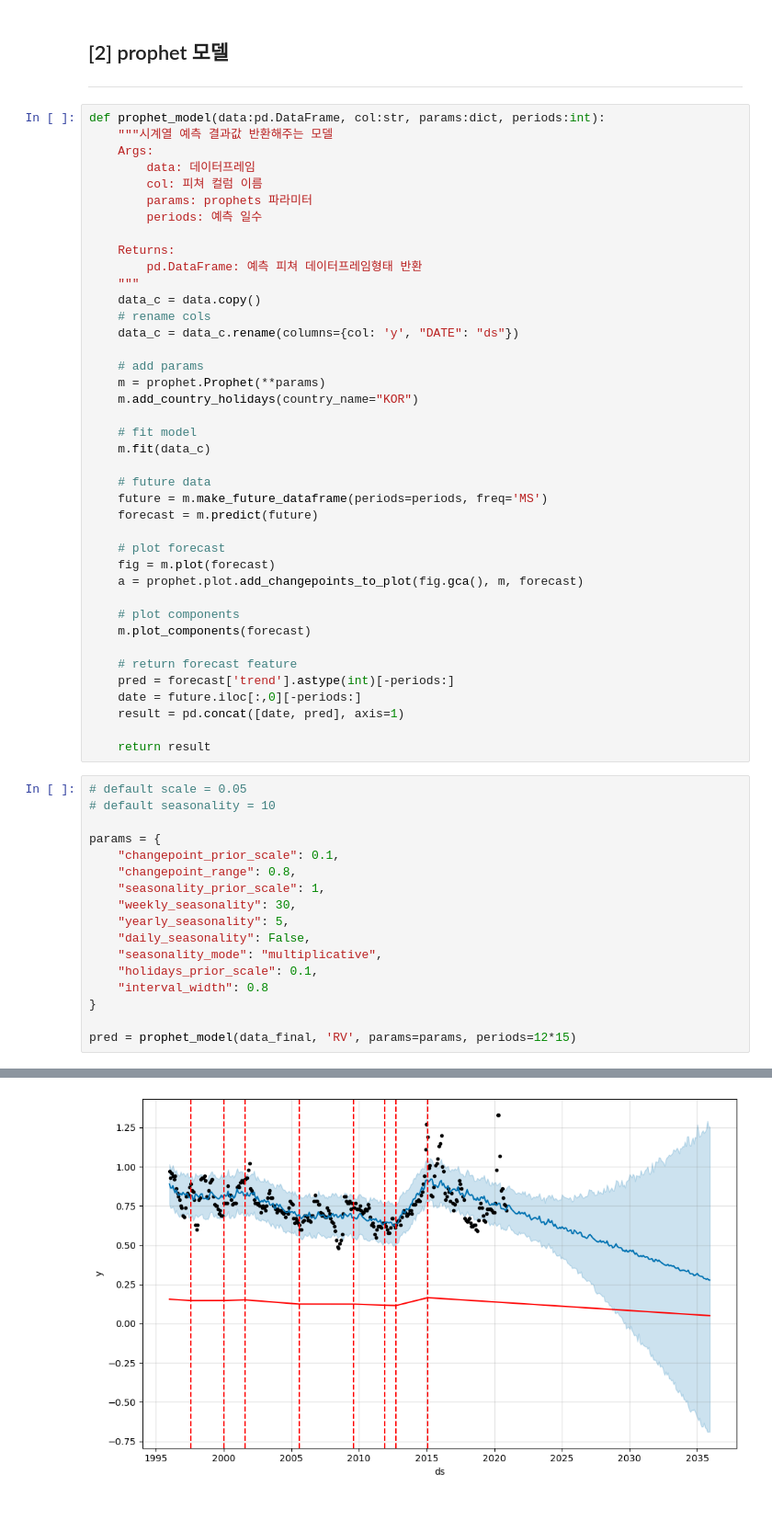
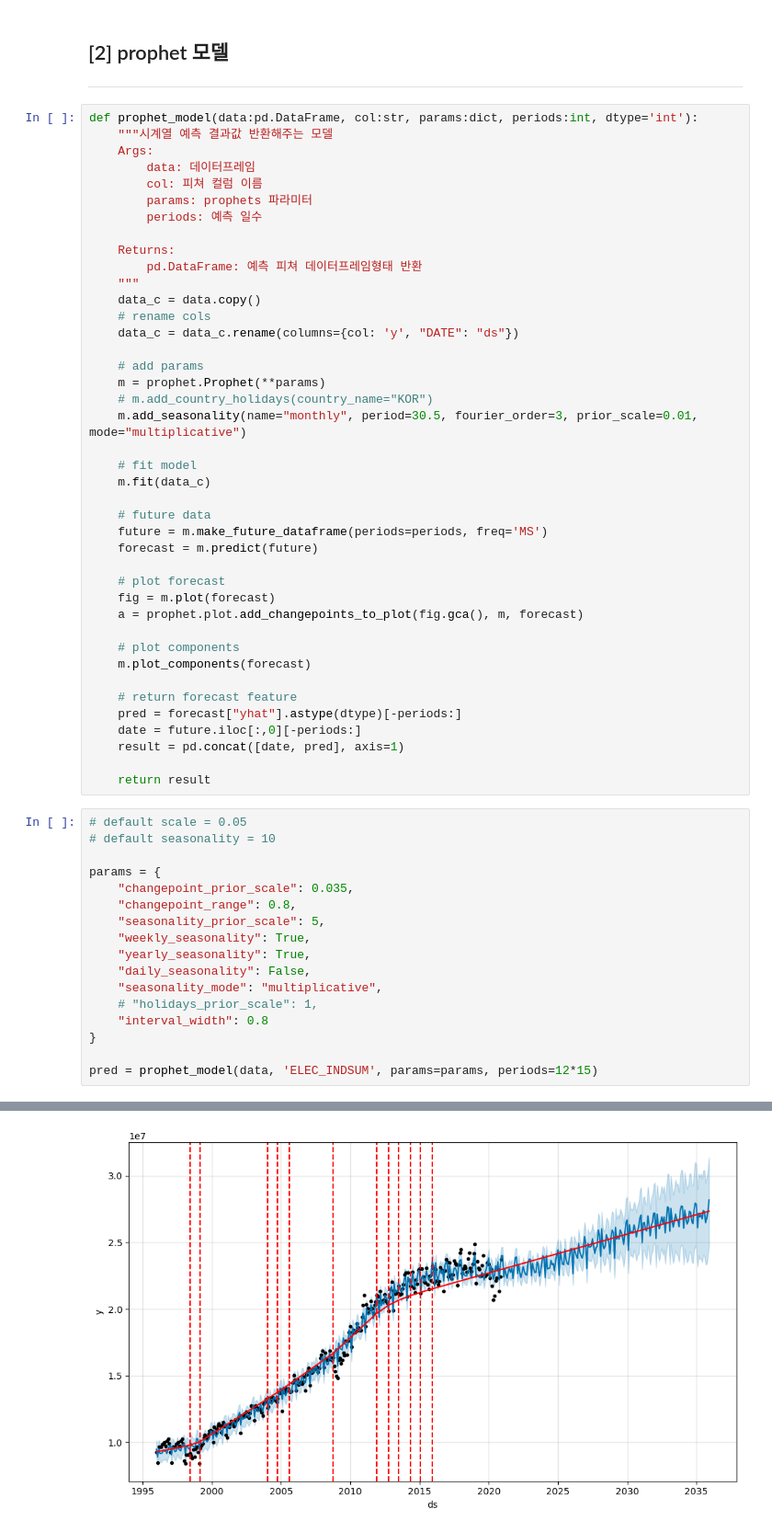
Before and after one commit to knu-tomato/bigstar-kogas, a Jupyter notebook: Model-Test/Model-Test-inuk/Prophet-inuk.ipynb, the cells around one changed output, grey strips where cells are left out. Shown at 92% size. Drawn from its saved outputs; the diff is of its cells as text.

Commit message:
update data

```diff
--- a/Model-Test/Model-Test-inuk/Prophet-inuk.ipynb
+++ b/Model-Test/Model-Test-inuk/Prophet-inuk.ipynb
@@ -75,7 +42,7 @@ data_final.head()
 ## [2] prophet 모델
 ---
 # %%
-def prophet_model(data:pd.DataFrame, col:str, params:dict, periods:int):
+def prophet_model(data:pd.DataFrame, col:str, params:dict, periods:int, dtype='int'):
     """시계열 예측 결과값 반환해주는 모델
     Args:
         data: 데이터프레임
@@ -92,7 +59,8 @@ def prophet_model(data:pd.DataFrame, col:str, params:dict, periods:int):
 
     # add params
     m = prophet.Prophet(**params)
-    m.add_country_holidays(country_name="KOR")
+    # m.add_country_holidays(country_name="KOR")
+    m.add_seasonality(name="monthly", period=30.5, fourier_order=3, prior_scale=0.01, mode="multiplicative")
 
     # fit model
     m.fit(data_c)
@@ -109,7 +77,7 @@ def prophet_model(data:pd.DataFrame, col:str, params:dict, periods:int):
     m.plot_components(forecast)
 
     # return forecast feature
-    pred = forecast['trend'].astype(int)[-periods:]
+    pred = forecast["yhat"].astype(dtype)[-periods:]
     date = future.iloc[:,0][-periods:]
     result = pd.concat([date, pred], axis=1)
 
@@ -119,16 +87,16 @@ def prophet_model(data:pd.DataFrame, col:str, params:dict, periods:int):
 # default seasonality = 10
 
 params = {
-    "changepoint_prior_scale": 0.1,
+    "changepoint_prior_scale": 0.035,
     "changepoint_range": 0.8,
-    "seasonality_prior_scale": 1,
-    "weekly_seasonality": 30,
-    "yearly_seasonality": 5,
+    "seasonality_prior_scale": 5,
+    "weekly_seasonality": True,
+    "yearly_seasonality": True,
     "daily_seasonality": False,
     "seasonality_mode": "multiplicative",
-    "holidays_prior_scale": 0.1,
+    # "holidays_prior_scale": 1,
     "interval_width": 0.8
 }
 
-pred = prophet_model(data_final, 'RV', params=params, periods=12*15)
+pred = prophet_model(data, 'ELEC_INDSUM', params=params, periods=12*15)
 # %% [output]
@@ -137 +105 @@ pred = prophet_model(data_final, 'RV', params=params, periods=12*15)
-[figure, old version]
+[figure, new version]
```
Also changed, not shown: parts of 6 cells of this notebook, 20 other files.
